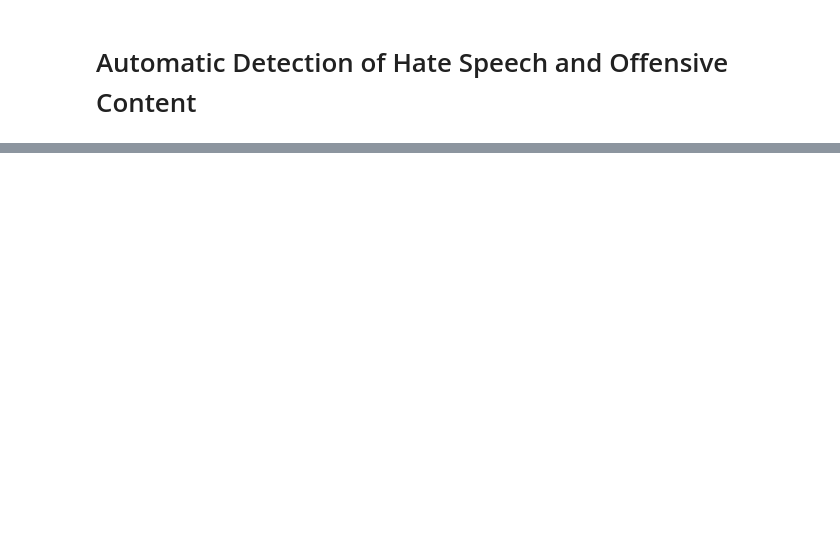
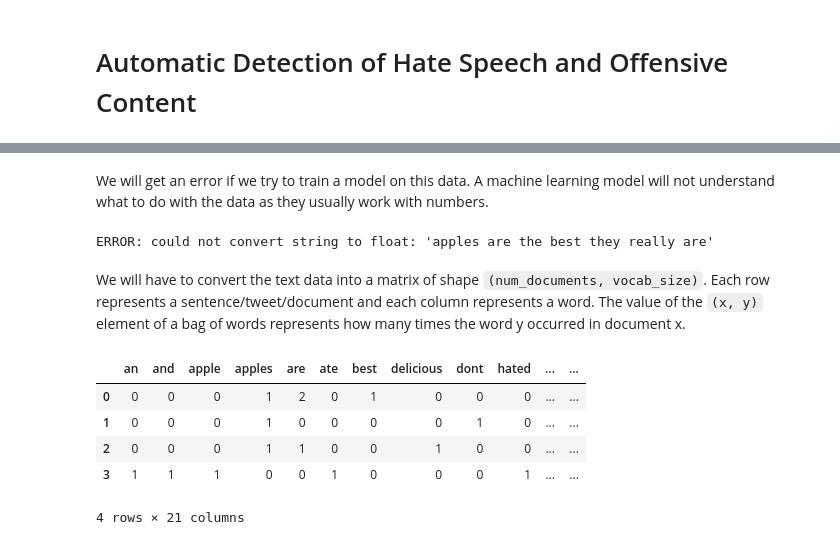
Before and after one commit to h-sarhan/hate-speech-classifier, a Jupyter notebook: Automatic Detection of Hate Speech and Offensive Content.ipynb, the cells around one changed output, grey strips where cells are left out. Drawn from its saved outputs; the diff is of its cells as text; code cells hidden in the pictures; blank space fills up the shorter version.

```diff
--- a/Automatic Detection of Hate Speech and Offensive Content.ipynb
+++ b/Automatic Detection of Hate Speech and Offensive Content.ipynb
@@ -172,0 +347,4 @@ f1_score(y_test, preds)
+# %%
+kw_clf = KeywordClassifier(hurtlex)
+
+kw_clf.fit(X, y)  # does nothing
@@ -172,0 +673,12 @@ f1_score(y_test, preds)
+# %%
+# Example sentiment analysis dataset involving apples
+apples = pd.DataFrame({
+    'text': [
+        'apples are the best they really are', 'i dont really like apples',
+        'what is wrong with you, apples are delicious',
+        'i ate an apple yesterday and i hated it'
+    ],
+    'loves_apples': [True, False, True, False],
+})
+
+apples.head()
@@ -172,0 +691,41 @@ f1_score(y_test, preds)
+# %% [markdown]
+We will get an error if we try to train a model on this data. A machine learning model will not understand what to do with the data as they usually work with numbers.
+# %%
+# Import a naive bayes classifier from scikit-learn
+from sklearn.naive_bayes import MultinomialNB
+
+# Create an instance of the classifier
+nb = MultinomialNB()
+
+# Define our features matrix and labels
+X, y = apples['text'], apples['loves_apples']
+
+try:
+    # Train our model on X and y
+    nb.fit(X, y)  # raises error!
+except ValueError as e:
+    print('ERROR:', e)
+# %% [output]
+ERROR: could not convert string to float: 'apples are the best they really are'
+# %% [markdown]
+We will have to convert the text data into a matrix of shape `(num_documents, vocab_size)`. Each row represents a sentence/tweet/document and each column represents a word. The value of the `(x, y)` element of a bag of words represents how many times the word y occurred in document x.
+# %%
+# This sklearn function can create a bag of words for us
+vectorizer = CountVectorizer(min_df=0)
+
+# Produce the bag of words
+X_bow = vectorizer.fit_transform(X)
+
+# Get the column names
+vocabulary = vectorizer.get_feature_names_out()
+
+# CountVectorizer returns a sparse matrix
+# we turn it into a dense one to use it with pandas
+pd.DataFrame(X_bow.todense(), columns=vocabulary)
+# %% [output]
+|  | an | and | apple | apples | are | ate | best | delicious | dont | hated | ... | ... |
+| 0 | 0 | 0 | 0 | 1 | 2 | 0 | 1 | 0 | 0 | 0 | ... | ... |
+| 1 | 0 | 0 | 0 | 1 | 0 | 0 | 0 | 0 | 1 | 0 | ... | ... |
+| 2 | 0 | 0 | 0 | 1 | 1 | 0 | 0 | 1 | 0 | 0 | ... | ... |
+| 3 | 1 | 1 | 1 | 0 | 0 | 1 | 0 | 0 | 0 | 1 | ... | ... |
+4 rows × 21 columns
```
Also changed, not shown: parts of 188 cells of this notebook, 8 other files.
